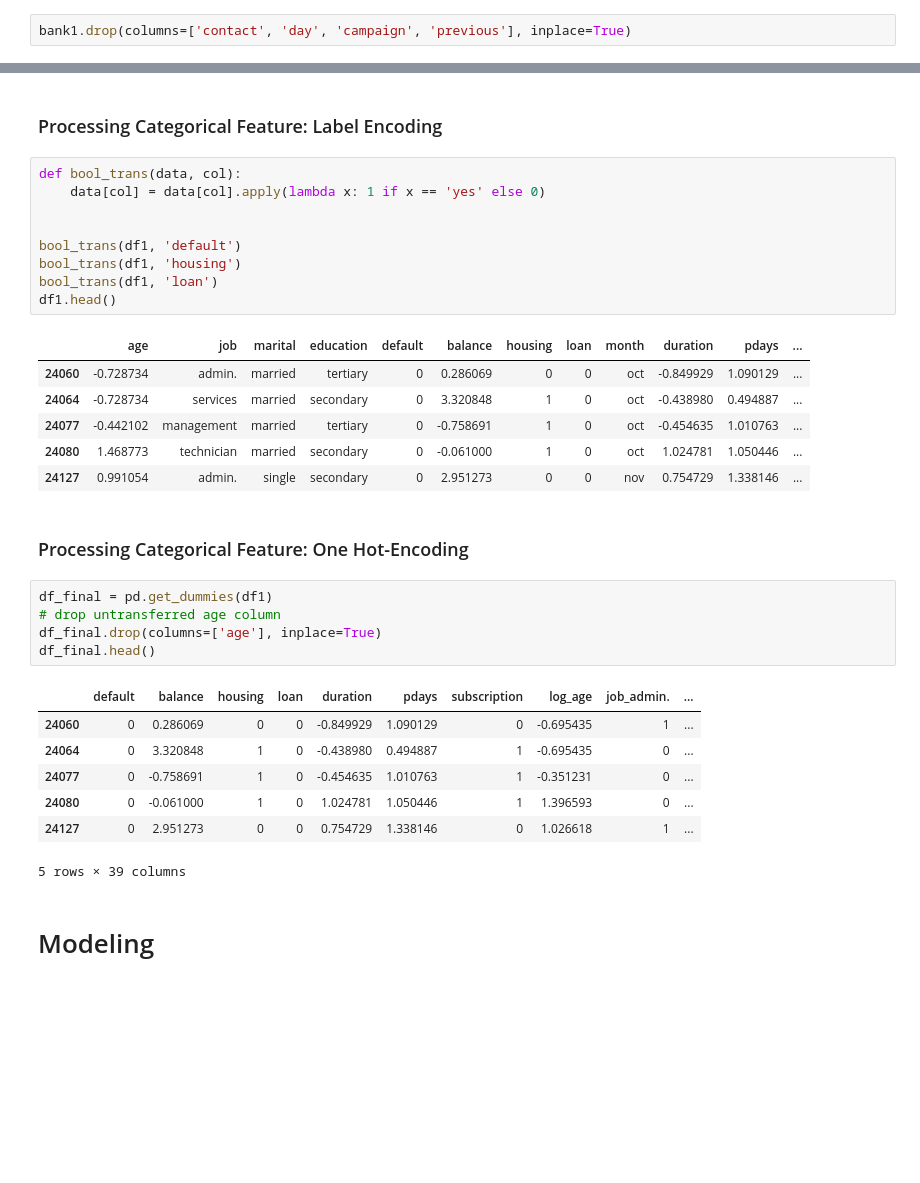
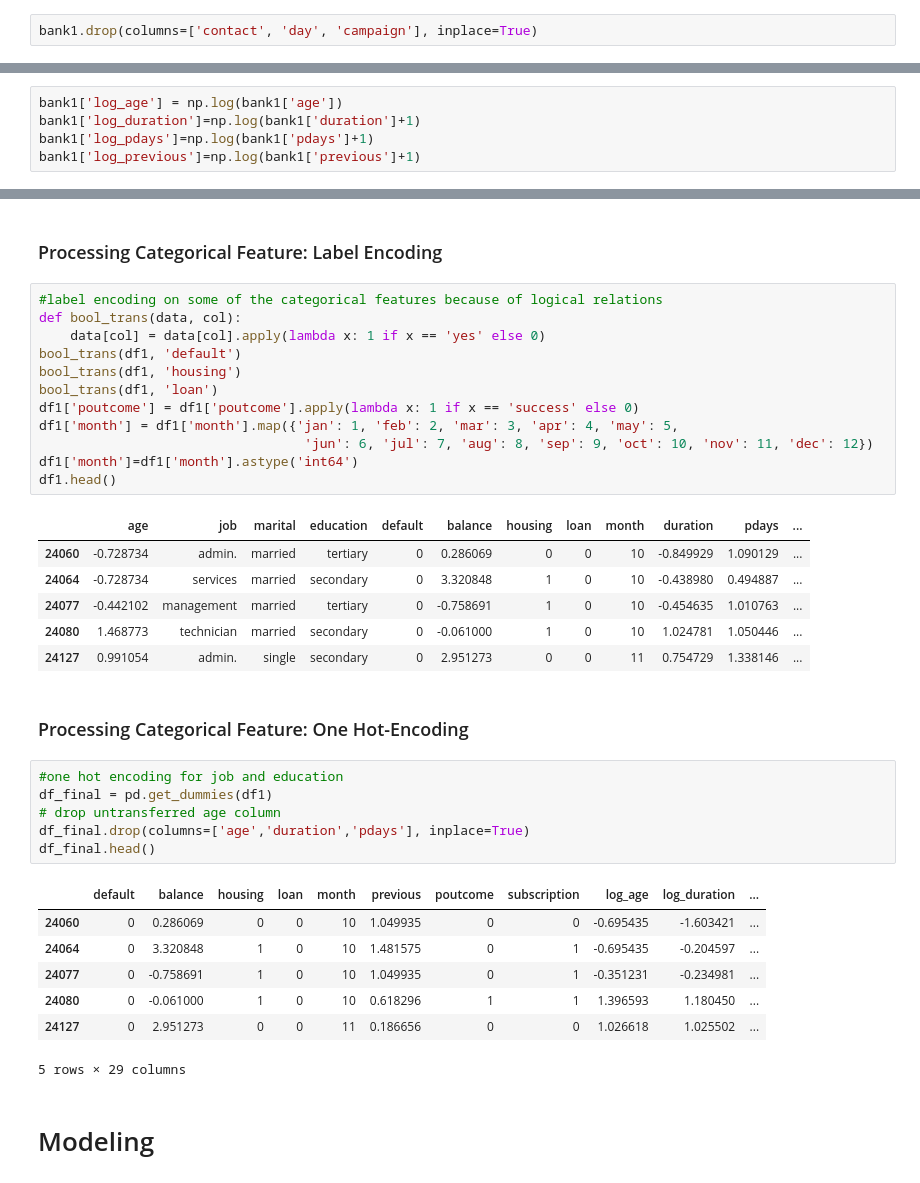
Before and after one commit to jasonboc/bank-marketing, a Jupyter notebook: Bank Marketing.ipynb, the cells around one changed output, grey strips where cells are left out. Saved outputs shown, nothing was run; the diff lists cells and outputs as text; blank space fills up the shorter version.

```diff
--- a/Bank Marketing.ipynb
+++ b/Bank Marketing.ipynb
@@ -324,5 +325,5 @@ As we observe from EDA part, the variables contact, day, campaign and previous d
 # %%
-bank1.drop(columns=['contact', 'day', 'campaign', 'previous'], inplace=True)
+bank1.drop(columns=['contact', 'day', 'campaign'], inplace=True)
 # %% [markdown]
 ### Skewed Features: Log Transform
 # %% [markdown]
@@ -334,3 +333,8 @@ bank1['log_age'] = np.log(bank1['age'])
+# %%
+bank1['log_age'] = np.log(bank1['age'])
+bank1['log_duration']=np.log(bank1['duration']+1)
+bank1['log_pdays']=np.log(bank1['pdays']+1)
+bank1['log_previous']=np.log(bank1['previous']+1)
 # %% [markdown]
 ### Standarization of Numerical Variables
 # %%
@@ -362,36 +368,40 @@ df1.head()
 # %% [markdown]
 ### Processing Categorical Feature: Label Encoding
 # %%
+#label encoding on some of the categorical features because of logical relations
 def bool_trans(data, col):
     data[col] = data[col].apply(lambda x: 1 if x == 'yes' else 0)
-
-
 bool_trans(df1, 'default')
 bool_trans(df1, 'housing')
 bool_trans(df1, 'loan')
+df1['poutcome'] = df1['poutcome'].apply(lambda x: 1 if x == 'success' else 0)
+df1['month'] = df1['month'].map({'jan': 1, 'feb': 2, 'mar': 3, 'apr': 4, 'may': 5,
+                                  'jun': 6, 'jul': 7, 'aug': 8, 'sep': 9, 'oct': 10, 'nov': 11, 'dec': 12})
+df1['month']=df1['month'].astype('int64')
 df1.head()
 # %% [output]
 |  | age | job | marital | education | default | balance | housing | loan | month | duration | pdays | ... |
-| 24060 | -0.728734 | admin. | married | tertiary | 0 | 0.286069 | 0 | 0 | oct | -0.849929 | 1.090129 | ... |
-| 24064 | -0.728734 | services | married | secondary | 0 | 3.320848 | 1 | 0 | oct | -0.438980 | 0.494887 | ... |
-| 24077 | -0.442102 | management | married | tertiary | 0 | -0.758691 | 1 | 0 | oct | -0.454635 | 1.010763 | ... |
-| 24080 | 1.468773 | technician | married | secondary | 0 | -0.061000 | 1 | 0 | oct | 1.024781 | 1.050446 | ... |
-| 24127 | 0.991054 | admin. | single | secondary | 0 | 2.951273 | 0 | 0 | nov | 0.754729 | 1.338146 | ... |
+| 24060 | -0.728734 | admin. | married | tertiary | 0 | 0.286069 | 0 | 0 | 10 | -0.849929 | 1.090129 | ... |
+| 24064 | -0.728734 | services | married | secondary | 0 | 3.320848 | 1 | 0 | 10 | -0.438980 | 0.494887 | ... |
+| 24077 | -0.442102 | management | married | tertiary | 0 | -0.758691 | 1 | 0 | 10 | -0.454635 | 1.010763 | ... |
+| 24080 | 1.468773 | technician | married | secondary | 0 | -0.061000 | 1 | 0 | 10 | 1.024781 | 1.050446 | ... |
+| 24127 | 0.991054 | admin. | single | secondary | 0 | 2.951273 | 0 | 0 | 11 | 0.754729 | 1.338146 | ... |
 # %% [markdown]
 ### Processing Categorical Feature: One Hot-Encoding
 # %%
+#one hot encoding for job and education
 df_final = pd.get_dummies(df1)
 # drop untransferred age column
-df_final.drop(columns=['age'], inplace=True)
+df_final.drop(columns=['age','duration','pdays'], inplace=True)
 df_final.head()
 # %% [output]
-|  | default | balance | housing | loan | duration | pdays | subscription | log_age | job_admin. | ... |
-| 24060 | 0 | 0.286069 | 0 | 0 | -0.849929 | 1.090129 | 0 | -0.695435 | 1 | ... |
-| 24064 | 0 | 3.320848 | 1 | 0 | -0.438980 | 0.494887 | 1 | -0.695435 | 0 | ... |
-| 24077 | 0 | -0.758691 | 1 | 0 | -0.454635 | 1.010763 | 1 | -0.351231 | 0 | ... |
-| 24080 | 0 | -0.061000 | 1 | 0 | 1.024781 | 1.050446 | 1 | 1.396593 | 0 | ... |
-| 24127 | 0 | 2.951273 | 0 | 0 | 0.754729 | 1.338146 | 0 | 1.026618 | 1 | ... |
+|  | default | balance | housing | loan | month | previous | poutcome | subscription | log_age | log_duration | ... |
+| 24060 | 0 | 0.286069 | 0 | 0 | 10 | 1.049935 | 0 | 0 | -0.695435 | -1.603421 | ... |
+| 24064 | 0 | 3.320848 | 1 | 0 | 10 | 1.481575 | 0 | 1 | -0.695435 | -0.204597 | ... |
+| 24077 | 0 | -0.758691 | 1 | 0 | 10 | 1.049935 | 0 | 1 | -0.351231 | -0.234981 | ... |
+| 24080 | 0 | -0.061000 | 1 | 0 | 10 | 0.618296 | 1 | 1 | 1.396593 | 1.180450 | ... |
+| 24127 | 0 | 2.951273 | 0 | 0 | 11 | 0.186656 | 0 | 0 | 1.026618 | 1.025502 | ... |
-5 rows × 39 columns
+5 rows × 29 columns
 # %% [markdown]
 # Modeling
 # %% [markdown]
```
Also changed, not shown: parts of 38 cells of this notebook.
